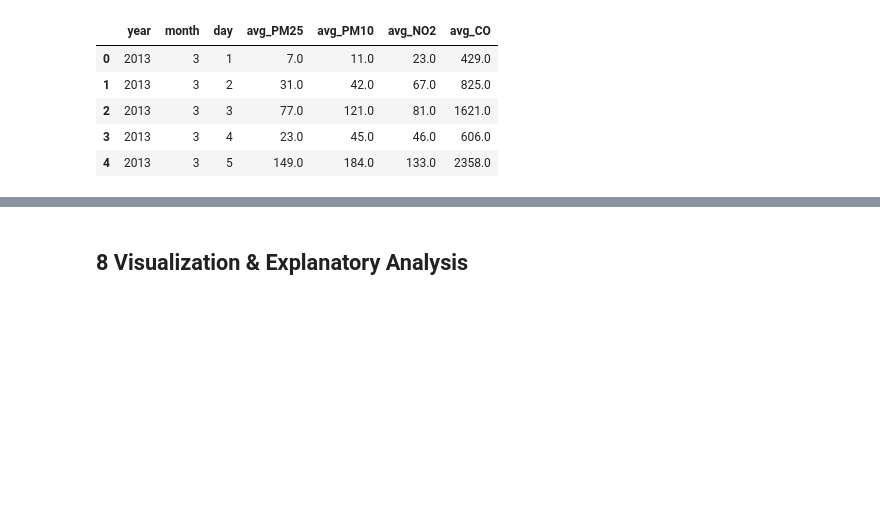
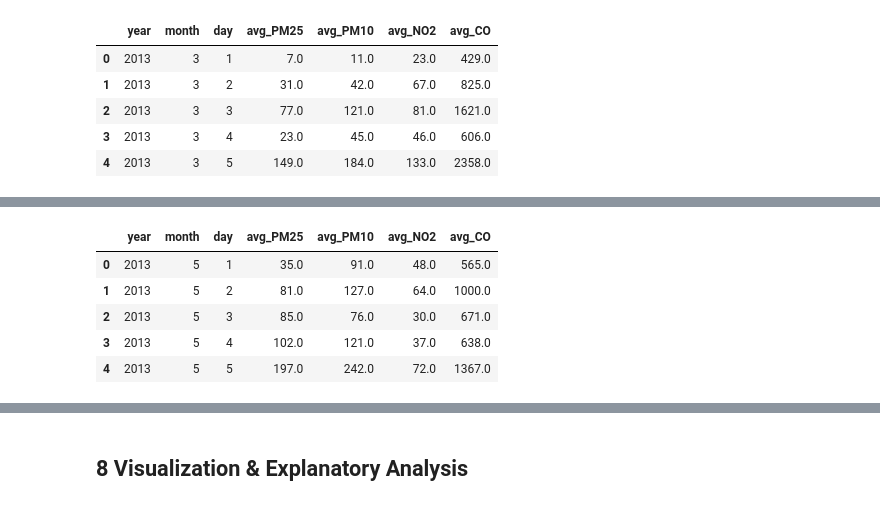
Before and after one commit to Wlnfadhil/Analisa-Data-Air-Quality-Control, a Jupyter notebook: submission/notebook.ipynb, the cells around one changed output, grey strips where cells are left out. Cells and saved outputs as stored; diff of their text form; code cells hidden in the pictures; blank space fills up the shorter version.

```diff
--- a/submission/notebook.ipynb
+++ b/submission/notebook.ipynb
@@ -1132,0 +1157,23 @@ pola_perubahan_kualitas_harian_2013_03.head()
+# %%
+filtered_df = aotizhongxin_df.query('year == 2013 and month == 5 and day >= 1 and day <= 30')
+
+pola_perubahan_kualitas_harian_2013_05 = (
+    filtered_df.groupby(['year', 'month', 'day'])
+    .agg(avg_PM25=('PM2.5', 'mean'), avg_PM10=('PM10', 'mean'), avg_NO2=('NO2', 'mean'), avg_CO=('CO', 'mean'))
+    .reset_index()
+)
+
+pola_perubahan_kualitas_harian_2013_05['avg_PM25'] = pola_perubahan_kualitas_harian_2013_05['avg_PM25'].round()
+pola_perubahan_kualitas_harian_2013_05['avg_PM10'] = pola_perubahan_kualitas_harian_2013_05['avg_PM10'].round()
+pola_perubahan_kualitas_harian_2013_05['avg_NO2'] = pola_perubahan_kualitas_harian_2013_05['avg_NO2'].round()
+pola_perubahan_kualitas_harian_2013_05['avg_CO'] = pola_perubahan_kualitas_harian_2013_05['avg_CO'].round()
+
+# Menampilkan hasil
+pola_perubahan_kualitas_harian_2013_05.head()
+# %% [output]
+|  | year | month | day | avg_PM25 | avg_PM10 | avg_NO2 | avg_CO |
+| 0 | 2013 | 5 | 1 | 35.0 | 91.0 | 48.0 | 565.0 |
+| 1 | 2013 | 5 | 2 | 81.0 | 127.0 | 64.0 | 1000.0 |
+| 2 | 2013 | 5 | 3 | 85.0 | 76.0 | 30.0 | 671.0 |
+| 3 | 2013 | 5 | 4 | 102.0 | 121.0 | 37.0 | 638.0 |
+| 4 | 2013 | 5 | 5 | 197.0 | 242.0 | 72.0 | 1367.0 |
```
Also changed, not shown: parts of 22 cells of this notebook.
